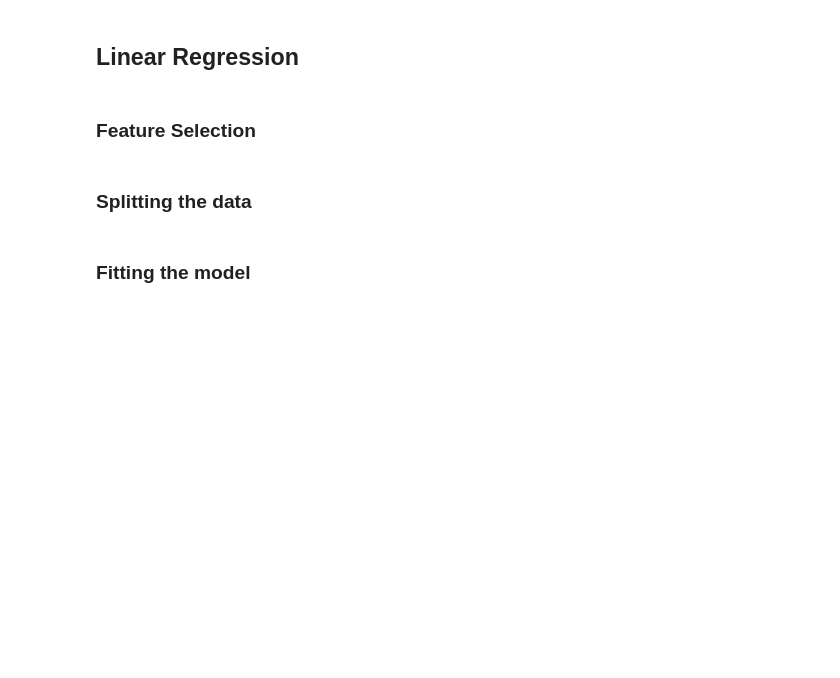
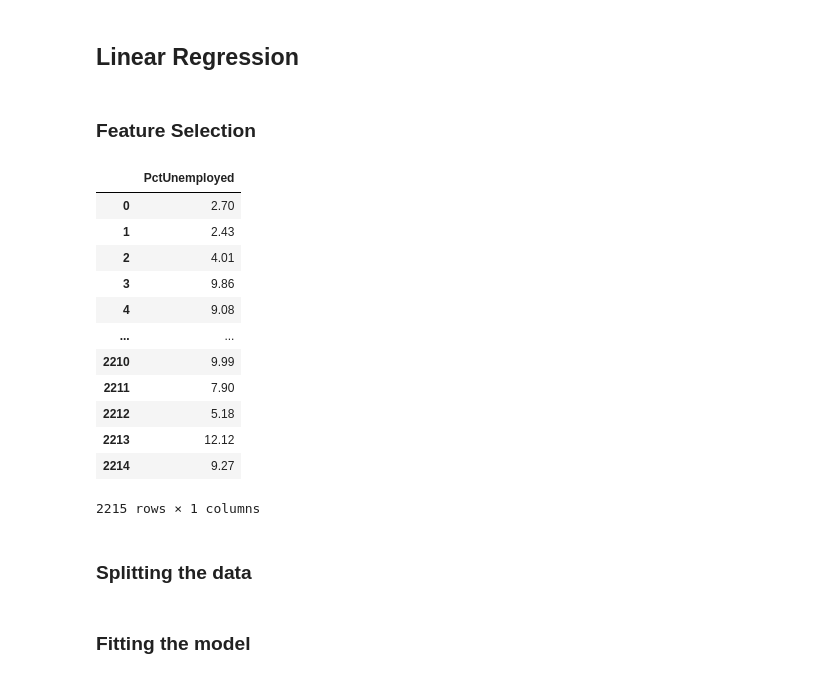
Before and after one commit to aryan0xo76/crime-data-analysis, a Jupyter notebook: Crime Data Analysis.ipynb, the cells around one changed output. Cells and saved outputs as stored; diff of their text form; code cells hidden in the pictures; blank space fills up the shorter version.

```diff
--- a/Crime Data Analysis.ipynb
+++ b/Crime Data Analysis.ipynb
@@ -212,6 +212,21 @@ Text(0.5, 1.0, 'GMM Clustering')
 # %%
 X1 = df[['PctUnemployed']].astype(int).values
 y1 = df['ViolentCrimesPerPop'].astype(int).values
+df[['PctUnemployed']]
+# %% [output]
+|  | PctUnemployed |
+| 0 | 2.70 |
+| 1 | 2.43 |
+| 2 | 4.01 |
+| 3 | 9.86 |
+| 4 | 9.08 |
+| ... | ... |
+| 2210 | 9.99 |
+| 2211 | 7.90 |
+| 2212 | 5.18 |
+| 2213 | 12.12 |
+| 2214 | 9.27 |
+2215 rows × 1 columns
 # %% [markdown]
 ### Splitting the data
 # %%
```
Also changed, not shown: parts of 12 cells of this notebook.
